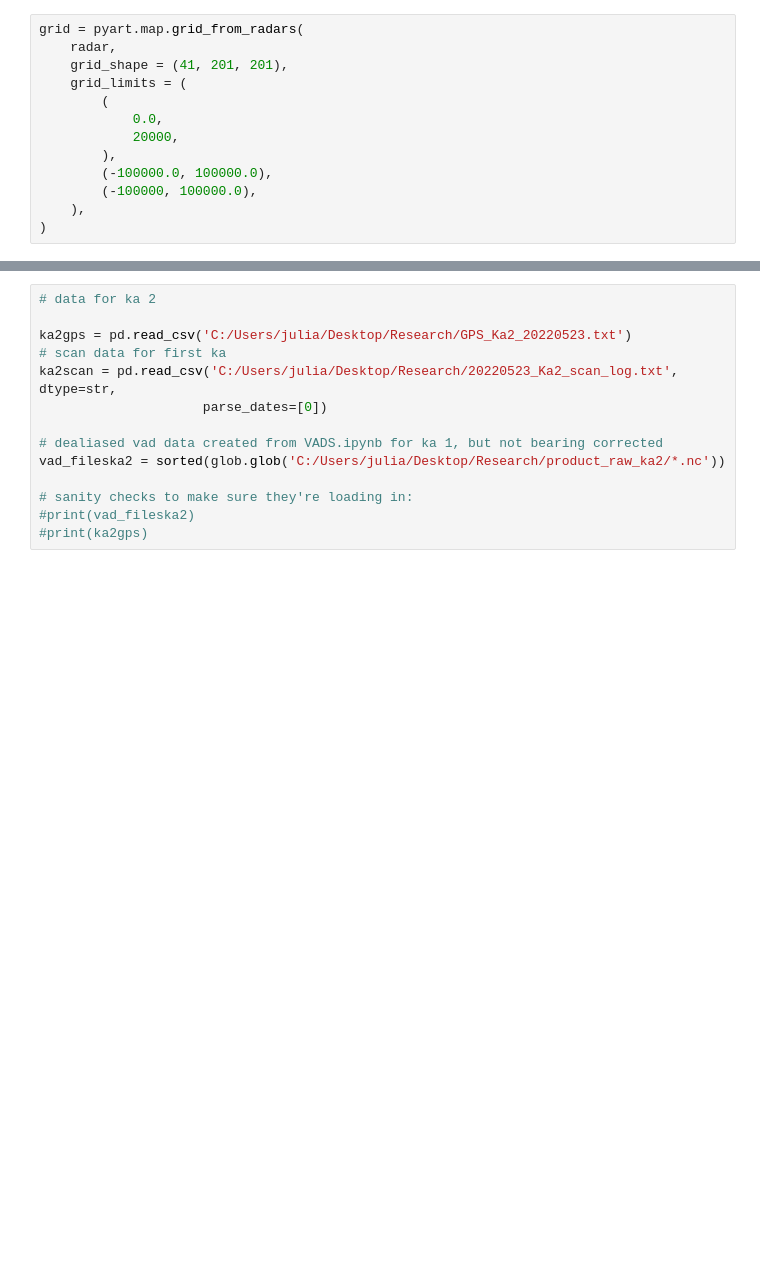
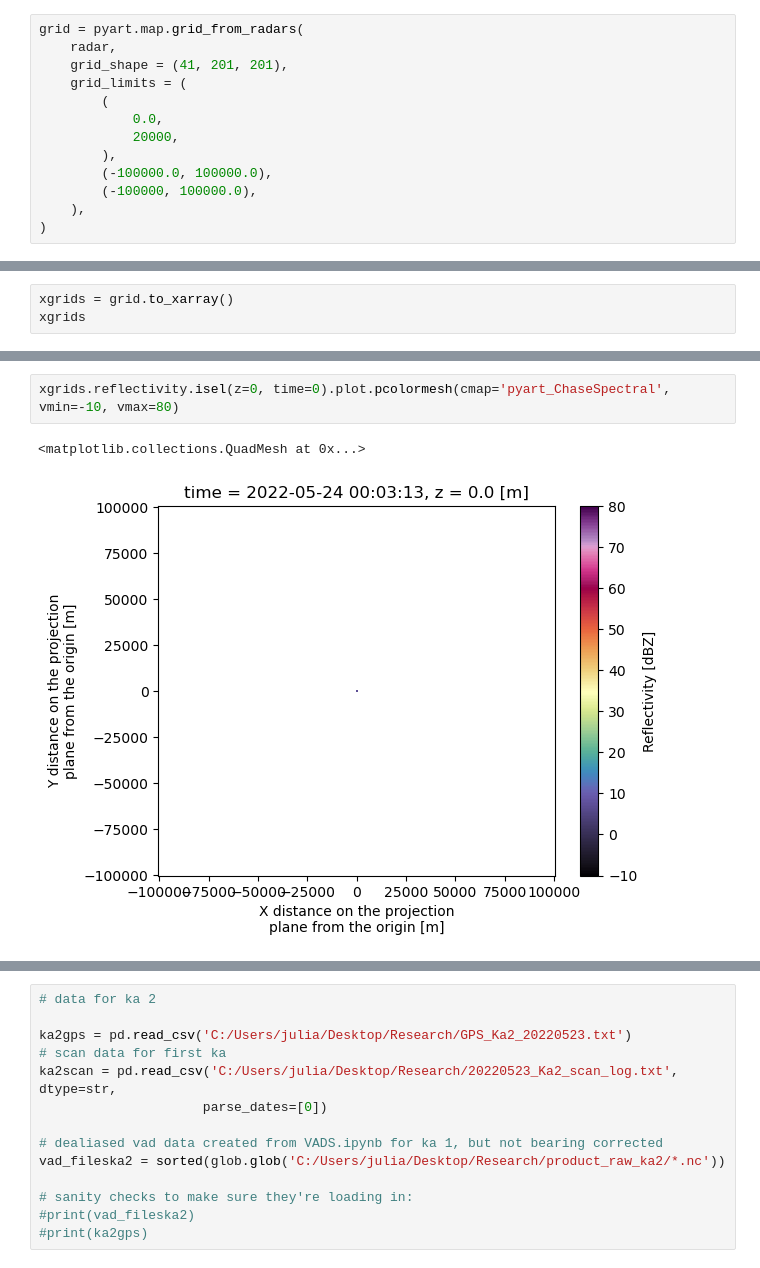
Before and after one commit to JuliaBuhrman/research2024, a Jupyter notebook: morton_tobac_data.ipynb, the cells around one changed output, grey strips where cells are left out. Saved outputs shown, nothing was run; the diff lists cells and outputs as text; blank space fills up the shorter version.

```diff
--- a/morton_tobac_data.ipynb
+++ b/morton_tobac_data.ipynb
@@ -127,0 +108,3 @@ array([-100000.,  -99000.,  -98000.,  -97000.,  -96000.,  -95000.,
+# %%
+xgrids = grid.to_xarray()
+xgrids
@@ -128,3 +130,8 @@ array([-100000.,  -99000.,  -98000.,  -97000.,  -96000.,  -95000.,
+# %%
+xgrids.reflectivity.isel(z=0, time=0).plot.pcolormesh(cmap='pyart_ChaseSpectral', vmin=-10, vmax=80)
+# %% [output]
+<matplotlib.collections.QuadMesh at 0x...>
+[figure, added]
 # %%
 fig = plt.figure(figsize = [8,8])
 display = pyart.graph.GridMapDisplay(grid)
```
Also changed, not shown: parts of 4 cells of this notebook.
